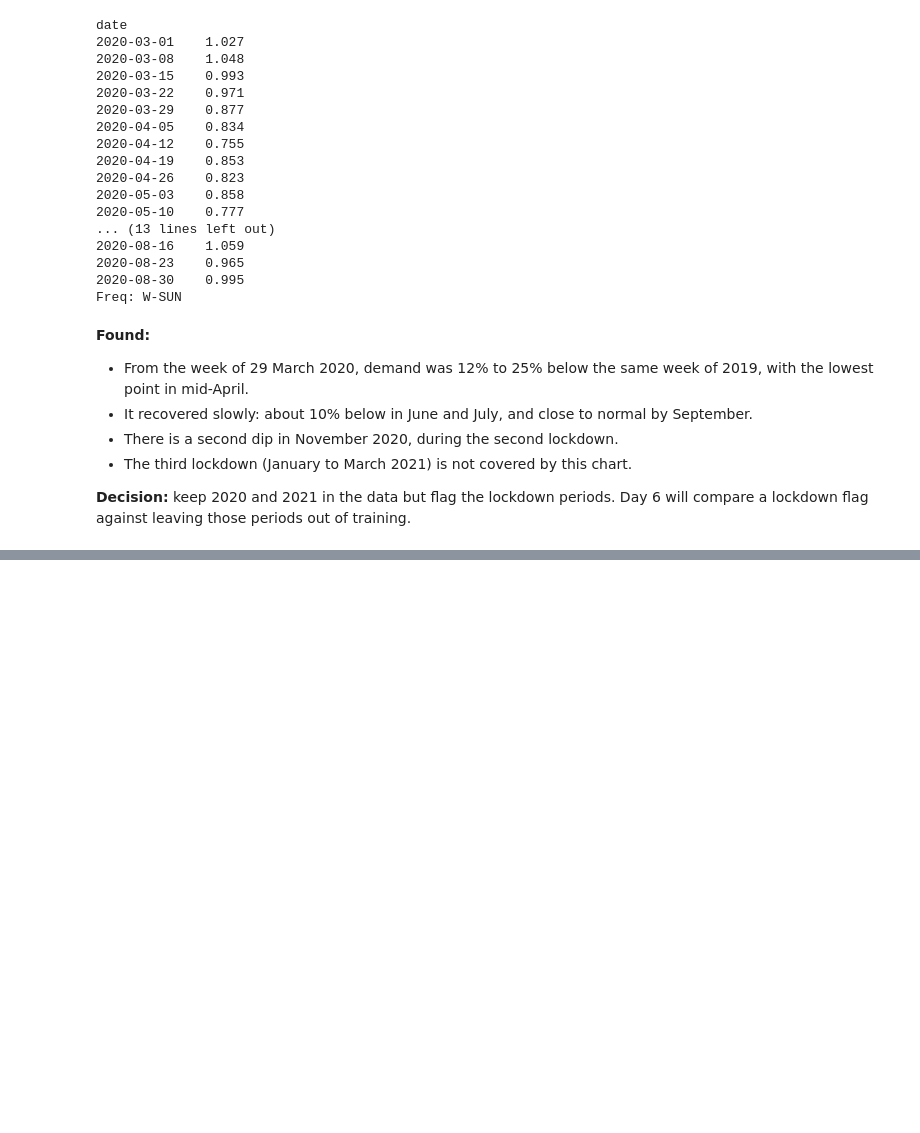
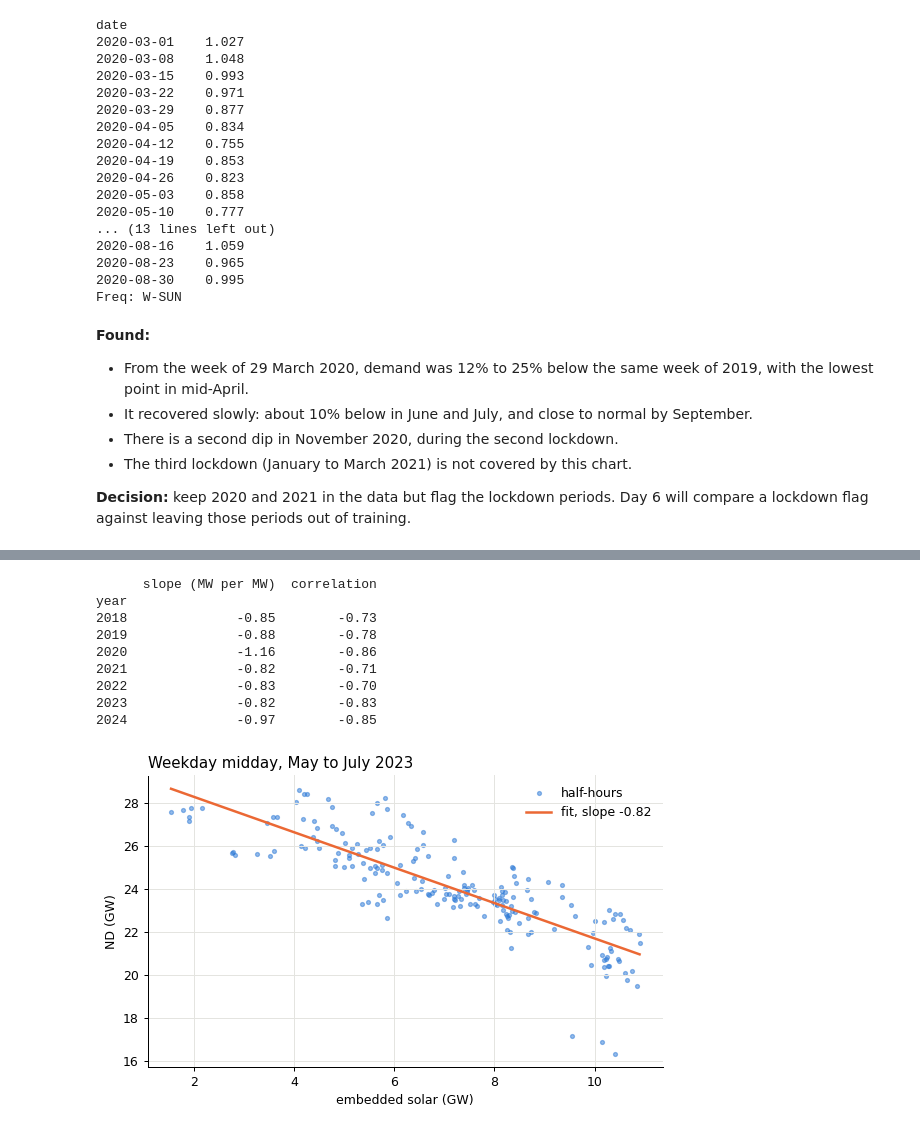
Before and after one commit to ansingh16/gb-demand-forecast, a Jupyter notebook: notebooks/03_eda.ipynb, the cells around one changed output, grey strips where cells are left out. Cells and saved outputs as stored; diff of their text form; code cells hidden in the pictures; blank space fills up the shorter version.

Commit message:
embedded solar and wind effects, lag correlations

```diff
--- a/notebooks/03_eda.ipynb
+++ b/notebooks/03_eda.ipynb
@@ -403,0 +417,34 @@ lockdown flag against leaving those periods out of training.
+# %%
+midday = demand[(demand["local_hour"] >= 12) & (demand["local_hour"] < 13.5)
+                & demand["month"].isin([5, 6, 7]) & (demand["weekday"] < 5)]
+
+fits = midday.groupby("year").apply(lambda g: pd.Series({
+    "slope (MW per MW)": np.polyfit(g["EMBEDDED_SOLAR_GENERATION"], g["ND"], 1)[0],
+    "correlation": g["ND"].corr(g["EMBEDDED_SOLAR_GENERATION"]),
+}), include_groups=False).round(2)
+print(fits.to_string())
+
+latest = midday[midday["year"] == 2023]
+fig, ax = plt.subplots(figsize=(6.5, 4.2))
+ax.scatter(latest["EMBEDDED_SOLAR_GENERATION"] / 1000, latest["ND"] / 1000, s=10, color=BLUE, alpha=0.5,
+           label="half-hours")
+slope, intercept = np.polyfit(latest["EMBEDDED_SOLAR_GENERATION"], latest["ND"], 1)
+x = np.linspace(latest["EMBEDDED_SOLAR_GENERATION"].min(), latest["EMBEDDED_SOLAR_GENERATION"].max(), 2)
+ax.plot(x / 1000, (slope * x + intercept) / 1000, color=ORANGE, label=f"fit, slope {slope:.2f}")
+ax.set_xlabel("embedded solar (GW)")
+ax.set_ylabel("ND (GW)")
+ax.set_title("Weekday midday, May to July 2023", loc="left")
+ax.legend(frameon=False)
+fig.tight_layout()
+plt.show()
+# %% [output]
+      slope (MW per MW)  correlation
+year
+2018              -0.85        -0.73
+2019              -0.88        -0.78
+2020              -1.16        -0.86
+2021              -0.82        -0.71
+2022              -0.83        -0.70
+2023              -0.82        -0.83
+2024              -0.97        -0.85
+[figure, added]
```
Also changed, not shown: parts of 9 cells of this notebook.
